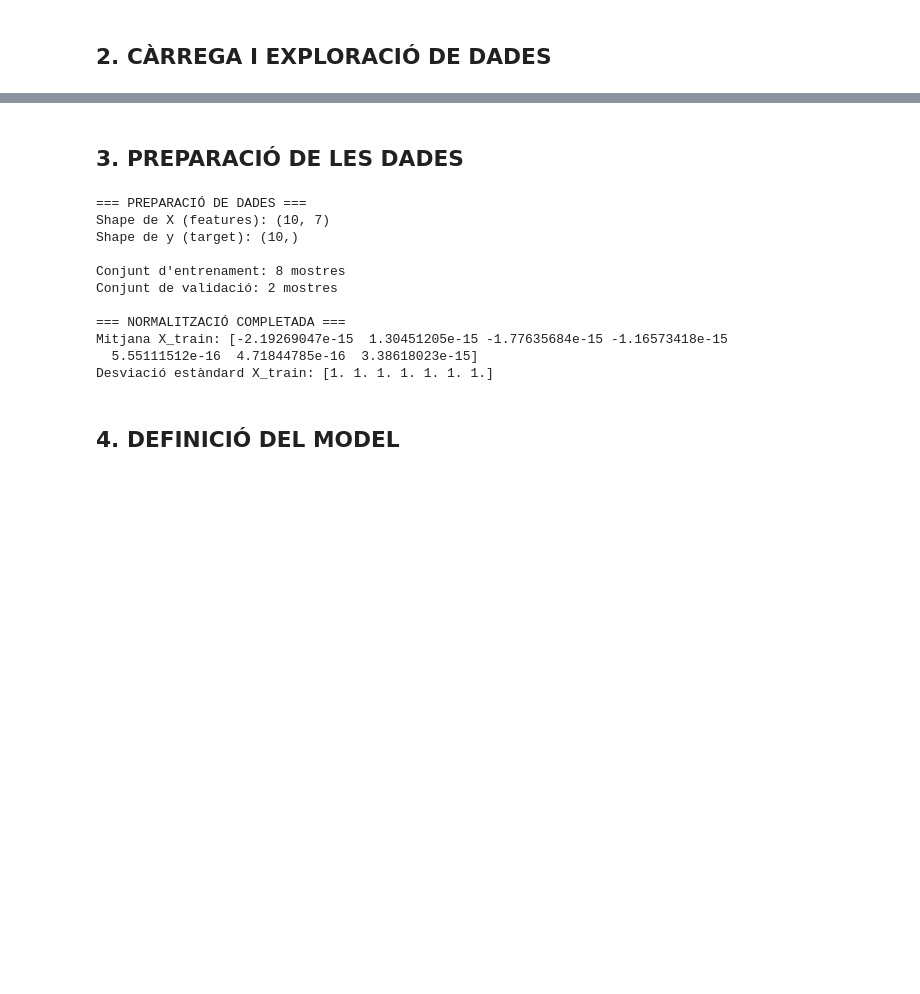
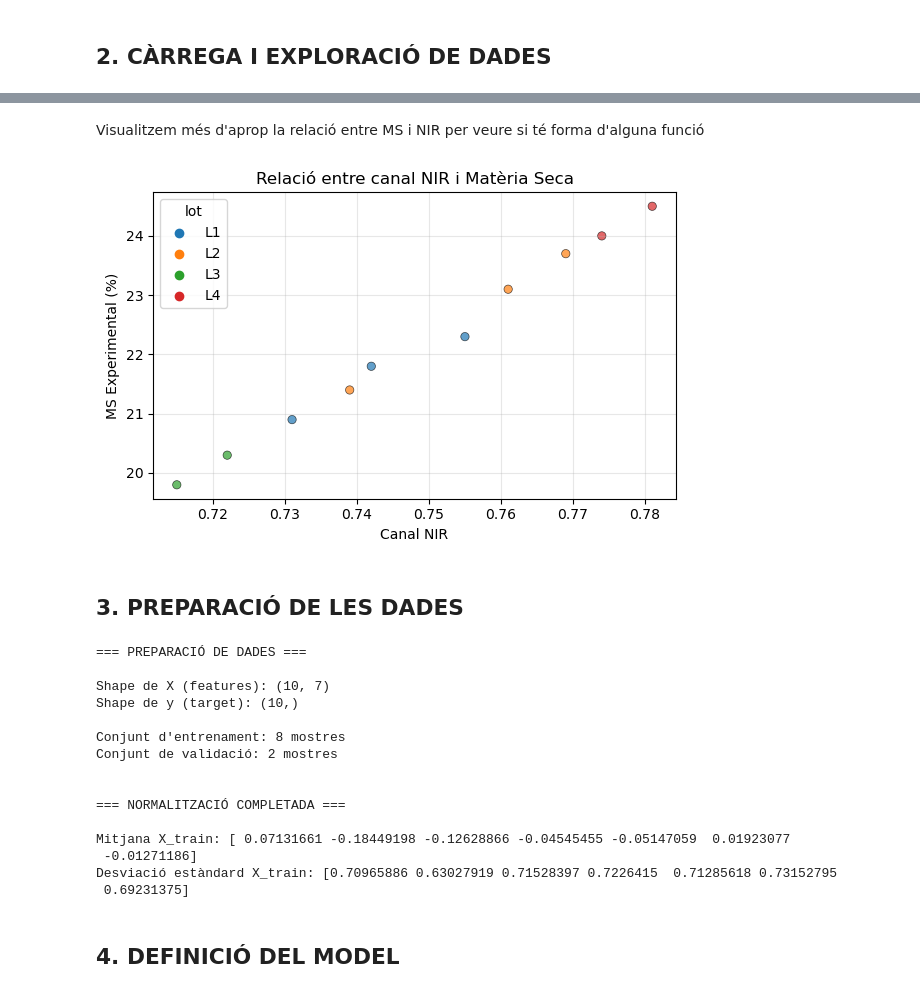
Before and after one commit to DavidDiestreR/potato-dry-matter-optics-ml, a Jupyter notebook: notebooks/training/ms_prediction_notebook_v3.ipynb, the cells around one changed output, grey strips where cells are left out. Saved outputs shown, nothing was run; the diff lists cells and outputs as text; code cells hidden in the pictures; blank space fills up the shorter version.

```diff
--- a/notebooks/training/ms_prediction_notebook_v3.ipynb
+++ b/notebooks/training/ms_prediction_notebook_v3.ipynb
@@ -117,7 +117,19 @@ dtype: int64
+# %% [markdown]
+Visualitzem més d'aprop la relació entre MS i NIR per veure si té forma d'alguna funció
+# %%
+plt.figure(figsize=(6, 4))
+sns.scatterplot(data=df, x='canal_NIR', y='MS_experimental', hue='lot', edgecolor='black', alpha=0.7)
+plt.xlabel('Canal NIR')
+plt.ylabel('MS Experimental (%)')
+plt.title('Relació entre canal NIR i Matèria Seca')
+plt.grid(alpha=0.3)
+plt.tight_layout()
+plt.show()
+# %% [output]
+[figure, added]
 # %% [markdown]
 ## 3. PREPARACIÓ DE LES DADES
 # %%
-
 # Seleccionar les columnes d'entrada (features) i sortida (target)
 feature_cols = ['color_promig_R', 'color_promig_G', 'color_promig_B',
                 'desviació_R', 'desviació_G', 'desviació_B', 'canal_NIR']
@@ -127,7 +139,7 @@ target_col = 'MS_experimental'
 X = df[feature_cols].values
 y = df[target_col].values
 
-print("\n=== PREPARACIÓ DE DADES ===")
+print("\n=== PREPARACIÓ DE DADES ===\n")
 print(f"Shape de X (features): {X.shape}")
 print(f"Shape de y (target): {y.shape}")
 
@@ -141,30 +153,30 @@ print(f"Conjunt de validació: {X_val.shape[0]} mostres")
 
 # Normalització (StandardScaler)
 # És important normalitzar per ajudar a la xarxa neuronal a convergir millor
-scaler_X = StandardScaler()
-scaler_y = StandardScaler()
+scaler_X = MinMaxScaler(feature_range=(-1, 1))
 
 X_train_scaled = scaler_X.fit_transform(X_train)
-X_val_scaled = scaler_X.transform(X_val)
+X_val_scaled = scaler_X.fit_transform(X_val)
 
-y_train_scaled = scaler_y.fit_transform(y_train.reshape(-1, 1)).flatten()
-y_val_scaled = scaler_y.transform(y_val.reshape(-1, 1)).flatten()
-
-print("\n=== NORMALITZACIÓ COMPLETADA ===")
+print("\n\n=== NORMALITZACIÓ COMPLETADA ===\n")
 print(f"Mitjana X_train: {X_train_scaled.mean(axis=0)}")
 print(f"Desviació estàndard X_train: {X_train_scaled.std(axis=0)}")
 # %% [output]
 === PREPARACIÓ DE DADES ===
+
 Shape de X (features): (10, 7)
 Shape de y (target): (10,)
 
 Conjunt d'entrenament: 8 mostres
 Conjunt de validació: 2 mostres
 
+
 === NORMALITZACIÓ COMPLETADA ===
-Mitjana X_train: [-2.19269047e-15  1.30451205e-15 -1.77635684e-15 -1.16573418e-15
-  5.55111512e-16  4.71844785e-16  3.38618023e-15]
-Desviació estàndard X_train: [1. 1. 1. 1. 1. 1. 1.]
+
+Mitjana X_train: [ 0.07131661 -0.18449198 -0.12628866 -0.04545455 -0.05147059  0.01923077
+ -0.01271186]
+Desviació estàndard X_train: [0.70965886 0.63027919 0.71528397 0.7226415  0.71285618 0.73152795
+ 0.69231375]
 # %% [markdown]
 ## 4. DEFINICIÓ DEL MODEL
 # %%
```
Also changed, not shown: parts of 9 cells of this notebook, 1 other file.
